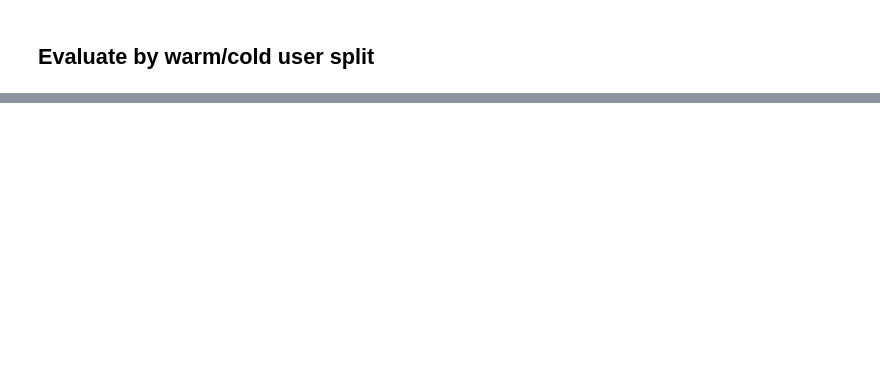
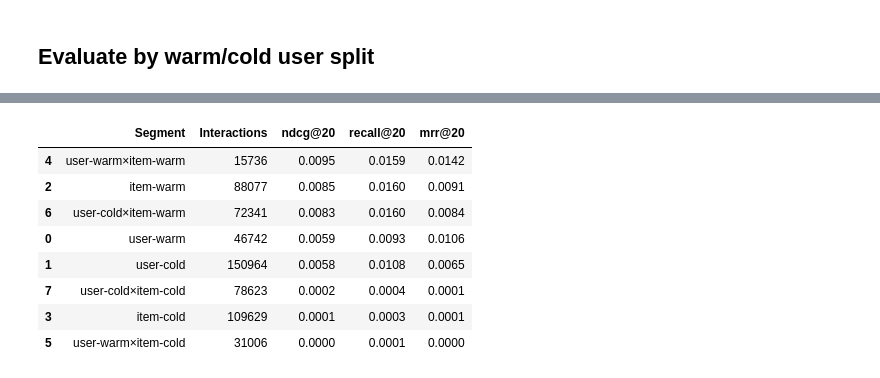
Before and after one commit to nginyc/amazon-beauty-product-recommender, a Jupyter notebook: train/train-cbpr.ipynb, the cells around one changed output, grey strips where cells are left out. Drawn from its saved outputs; the diff is of its cells as text; code cells hidden in the pictures; blank space fills up the shorter version.

```diff
--- a/train/train-cbpr.ipynb
+++ b/train/train-cbpr.ipynb
@@ -44,8 +44,8 @@ config_dict: dict[str, Any] = {
     "benchmark_filename": ["train", "valid", "test"],
     "load_col": {
         "inter": ["user_id", "item_id"],
-        "user": ["user_id", "category"],
-        "item": ["item_id", "title"],
+        "user": ["user_id", "cold"],
+        "item": ["item_id", "cold", "title"],
     },
     "embedding_size": 64,
     "epochs": 100,
@@ -129,15 +135,18 @@ class CBPR(GeneralRecommender):
         embs = torch.load(bge_path, map_location=self.device)
         self.register_buffer("item_bge", embs)
 
+        self.embedding_size = config["embedding_size"]
+        self.content_embedding_size = 64
+
         # Separate user embeddings for collaborative and content pathways
-        self.user_collab = nn.Embedding(self.n_users, config["embedding_size"])
-        self.user_content = nn.Embedding(self.n_users, config["embedding_size"])
+        self.user_collab = nn.Embedding(self.n_users, self.embedding_size)
+        self.user_content = nn.Embedding(self.n_users, self.content_embedding_size)
 
         # Per-item collaborative embedding (same as BPR)
-        self.item_embedding = nn.Embedding(self.n_items, config["embedding_size"])
+        self.item_embedding = nn.Embedding(self.n_items, self.embedding_size)
 
         # Shared content projection (frozen BGE(768) -> learned space)
-        self.item_proj = nn.Linear(768, config["embedding_size"], bias=False)
+        self.item_proj = nn.Linear(768, self.content_embedding_size, bias=False)
 
         self.loss = BPRLoss()
 
@@ -298,0 +257,74 @@ Evaluation (cold)
+# %%
+def evaluate_on_subset(
+    data: AbstractDataLoader,
+    mask: np.ndarray,
+    label: str
+):
+    inter_feat = data.dataset.inter_feat
+    cat_ds = data.dataset.copy(inter_feat[mask])
+    cat_dl = FullSortEvalDataLoader(config, cat_ds, sampler=data._sampler)
+    results = trainer.evaluate(cat_dl)
+    rows.append({
+        "Segment": label,
+        "Interactions": int(mask.sum()),
+        **results,
+    })
+
+rows = []
+
+cold_to_label = {0.0: "warm", 1.0: "cold"}
+
+def evaluate_by_column(entity_feat, id_field, inter_id_array, entity_name):
+    id_to_cold = dict(zip(
+        entity_feat[id_field].numpy(),
+        entity_feat["cold"].numpy(),
+    ))
+    for cold_val, label in cold_to_label.items():
+        ids = {eid for eid, c in id_to_cold.items() if c == cold_val}
+        mask = np.isin(inter_id_array, list(ids))
+        if not mask.any():
+            print(f"  {entity_name}-{label}: no interactions — skipping")
+            continue
+        evaluate_on_subset(test_data, mask, f"{entity_name}-{label}")
+
+# Evaluation by user segments
+evaluate_by_column(
+    dataset.user_feat, dataset.uid_field,
+    test_data.dataset.inter_feat[dataset.uid_field].numpy(),
+    "user"
+)
+
+# Evaluation by item segments
+evaluate_by_column(
+    dataset.item_feat, dataset.iid_field,
+    test_data.dataset.inter_feat[dataset.iid_field].numpy(),
+    "item"
+)
+
+# Cross-tabulation: user × item segments
+uid_to_cold = dict(zip(
+    dataset.user_feat[dataset.uid_field].numpy(),
+    dataset.user_feat["cold"].numpy(),
+))
+iid_to_cold = dict(zip(
+    dataset.item_feat[dataset.iid_field].numpy(),
+    dataset.item_feat["cold"].numpy(),
+))
+
+uid_array = test_data.dataset.inter_feat[dataset.uid_field].numpy()
+iid_array = test_data.dataset.inter_feat[dataset.iid_field].numpy()
+
+for uc_val, uc_label in cold_to_label.items():
+    for ic_val, ic_label in cold_to_label.items():
+        uc_uids = {uid for uid, c in uid_to_cold.items() if c == uc_val}
+        ic_iids = {iid for iid, c in iid_to_cold.items() if c == ic_val}
+        mask = np.isin(uid_array, list(uc_uids)) & np.isin(iid_array, list(ic_iids))
+        if not mask.any():
+            print(f"  user-{uc_label}×item-{ic_label}: no interactions — skipping")
+            continue
+        evaluate_on_subset(test_data, mask, f"user-{uc_label}×item-{ic_label}")
+
+# Display results sorted by NDCG
+df_results = pd.DataFrame(rows).sort_values("ndcg@20", ascending=False)
+display(df_results)
+# %% [output]
@@ -298,0 +339,9 @@ Evaluation (cold)
+|  | Segment | Interactions | ndcg@20 | recall@20 | mrr@20 |
+| 4 | user-warm×item-warm | 15736 | 0.0095 | 0.0159 | 0.0142 |
+| 2 | item-warm | 88077 | 0.0085 | 0.0160 | 0.0091 |
+| 6 | user-cold×item-warm | 72341 | 0.0083 | 0.0160 | 0.0084 |
+| 0 | user-warm | 46742 | 0.0059 | 0.0093 | 0.0106 |
+| 1 | user-cold | 150964 | 0.0058 | 0.0108 | 0.0065 |
+| 7 | user-cold×item-cold | 78623 | 0.0002 | 0.0004 | 0.0001 |
+| 3 | item-cold | 109629 | 0.0001 | 0.0003 | 0.0001 |
+| 5 | user-warm×item-cold | 31006 | 0.0000 | 0.0001 | 0.0000 |
```
Also changed, not shown: parts of 6 cells of this notebook, 7 other files.
